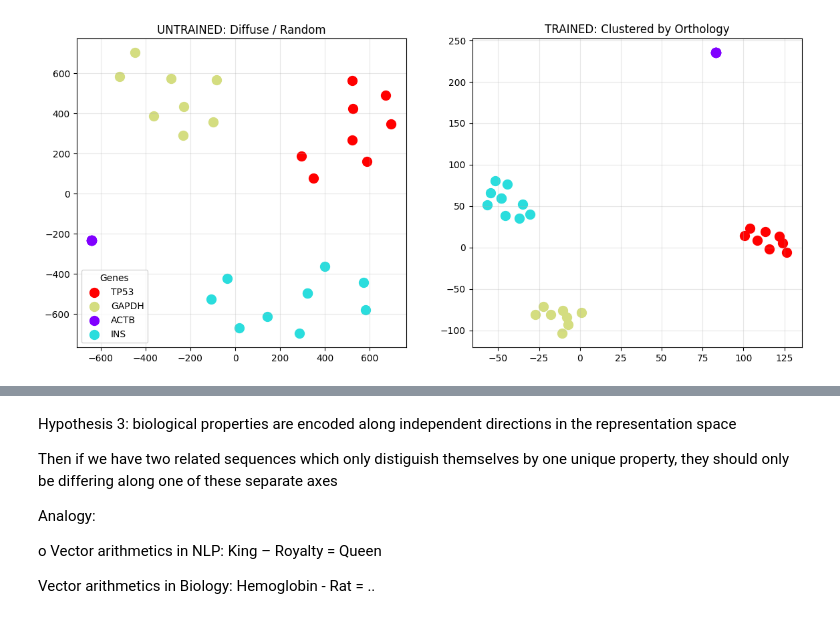
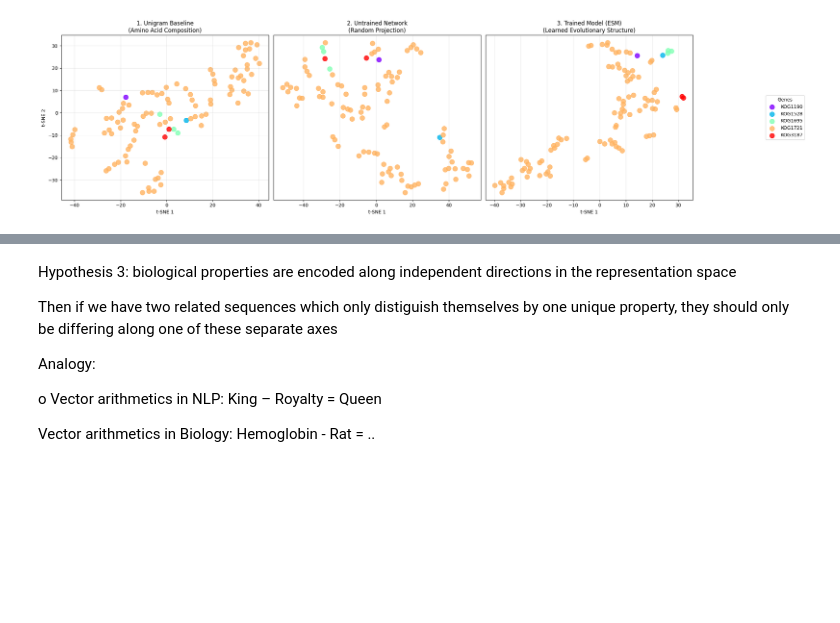
Before and after one commit to dgloukhman/unsupervised-learning-in-biology, a Jupyter notebook: experiments/Experiment_2.ipynb, the cells around one changed output, grey strips where cells are left out. Cells and saved outputs as stored; diff of their text form; code cells hidden in the pictures; blank space fills up the shorter version.

```diff
--- a/experiments/Experiment_2.ipynb
+++ b/experiments/Experiment_2.ipynb
@@ -108,5 +127,7 @@ Anzahl geladener Sequenzen: 34
+# %%
+# Needed to make run as test
+data_df = data_df.sample(200)
 # %%
-labels_gene = [k.split('_')[0] for k in sequences_dict.keys()]
-labels_species = [k.split('_')[1] for k in sequences_dict.keys()]
-labels = list(sequences_dict.keys())
-seqs = list(sequences_dict.values())
+# Get the labels for genes and species and the according sequences
+labels = list(data_df["group_id"])
+seqs = list(data_df["sequence"])
@@ -156,8 +209,9 @@ Berechne UNTRAINIERTE Embeddings...
 # %%
-from sklearn.manifold import TSNE
-
-tsne = TSNE(n_components=2, perplexity=5, random_state=42, init='pca', learning_rate='auto')
+tsne = TSNE(n_components=2, perplexity=5, random_state=42)
 emb_2d_untrained = tsne.fit_transform(emb_untrained)
 
-tsne_trained = TSNE(n_components=2, perplexity=5, random_state=42, init='pca', learning_rate='auto')
+tsne_trained = TSNE(n_components=2, perplexity=5, random_state=42)
 emb_2d_trained = tsne_trained.fit_transform(emb_trained)
+
+tsne = TSNE(n_components=2, perplexity=5, random_state=42)
+emb_2d_unigram = tsne.fit_transform(emb_unigram)
@@ -164,39 +220,64 @@ emb_2d_trained = tsne_trained.fit_transform(emb_trained)
 # %%
-# Generate a unique color for each gene type
-unique_genes = list(set([l.split('_')[0] for l in labels]))
+# 1. Setup Colors
+# Extract unique gene names for coloring
+unique_genes = sorted(list(set(labels)))
 colors = cm.rainbow(np.linspace(0, 1, len(unique_genes)))
 gene_color_map = dict(zip(unique_genes, colors))
 
-# Setup Plot
-fig, (ax1, ax2) = plt.subplots(1, 2, figsize=(14, 6))
+# 2. Setup Figure (Now 1 row, 3 columns)
+fig, (ax1, ax2, ax3) = plt.subplots(1, 3, figsize=(21, 6))
 
-# --- LEFT: Untrained ---
-for i, label in enumerate(labels):
-    gene_name = label.split('_')[0]
-    species_name = label.split('_')[1]
-    col = gene_color_map[gene_name]
+# 3. Plotting Loop (Iterate by Gene to keep colors/legend clean)
+for gene in unique_genes:
+    # Find all indices for this specific gene
+    # (Assuming labels list is available as defined in previous steps)
+    indices = [i for i, label in enumerate(labels) if label.startswith(gene)]
 
-    ax1.scatter(emb_2d_untrained[i, 0], emb_2d_untrained[i, 1], color=col, s=100, label=gene_name)
-    # Optional: Add short text labels for species
-    # ax1.text(emb_2d_untrained[i, 0], emb_2d_untrained[i, 1], species_name[:3], fontsize=8)
+    color = gene_color_map[gene]
 
-# Remove duplicate legend entries
-handles, labels_plot = ax1.get_legend_handles_labels()
-by_label = dict(zip(labels_plot, handles))
-ax1.legend(by_label.values(), by_label.keys(), title="Genes")
-ax1.set_title("UNTRAINED: Diffuse / Random")
+    if indices:
+        # --- Panel 1: Unigram Baseline (Input from your snippet) ---
+        ax1.scatter(emb_2d_unigram[indices, 0], emb_2d_unigram[indices, 1],
+                    color=color, s=100, alpha=0.8, label=gene)
+
+        # --- Panel 2: Untrained Model ---
+        ax2.scatter(emb_2d_untrained[indices, 0], emb_2d_untrained[indices, 1],
+                    color=color, s=100, alpha=0.8) # No label here to avoid duplicate legend
+
+        # --- Panel 3: Trained Model ---
+        ax3.scatter(emb_2d_trained[indices, 0], emb_2d_trained[indices, 1],
+                    color=color, s=100, alpha=0.8)
+
+# 4. Styling and Titles
+
+# Ax1: Unigram
+ax1.set_title("1. Unigram Baseline\n(Amino Acid Composition)")
+ax1.set_xlabel("t-SNE 1")
+ax1.set_ylabel("t-SNE 2")
 ax1.grid(True, alpha=0.3)
 
-# --- RIGHT: Trained ---
-for i, label in enumerate(labels):
-    gene_name = label.split('_')[0]
-    col = gene_color_map[gene_name]
-    ax2.scatter(emb_2d_trained[i, 0], emb_2d_trained[i, 1], color=col, s=100)
-
-ax2.set_title("TRAINED: Clustered by Orthology")
+# Ax2: Untrained
+ax2.set_title("2. Untrained Network\n(Random Projection)")
+ax2.set_xlabel("t-SNE 1")
+ax2.set_yticks([]) # Optional: Hide ticks for cleaner look
 ax2.grid(True, alpha=0.3)
 
+# Ax3: Trained
+ax3.set_title("3. Trained Model (ESM)\n(Learned Evolutionary Structure)")
+ax3.set_xlabel("t-SNE 1")
+ax3.set_yticks([])
+ax3.grid(True, alpha=0.3)
+
+# 5. Legend
+# We only need one legend since the colors are consistent
+# Placing it outside the last plot
+handles, plot_labels = ax1.get_legend_handles_labels()
+fig.legend(handles, plot_labels, loc='center right', title="Genes", bbox_to_anchor=(1.08, 0.5))
+
+plt.tight_layout()
+# Adjust right margin to make room for the external legend
+plt.subplots_adjust(right=0.92)
 plt.show()
 # %% [output]
-[figure, old version]
+[figure, new version]
 # %% [markdown]
```
Also changed, not shown: parts of 28 cells of this notebook, 4 other files.
